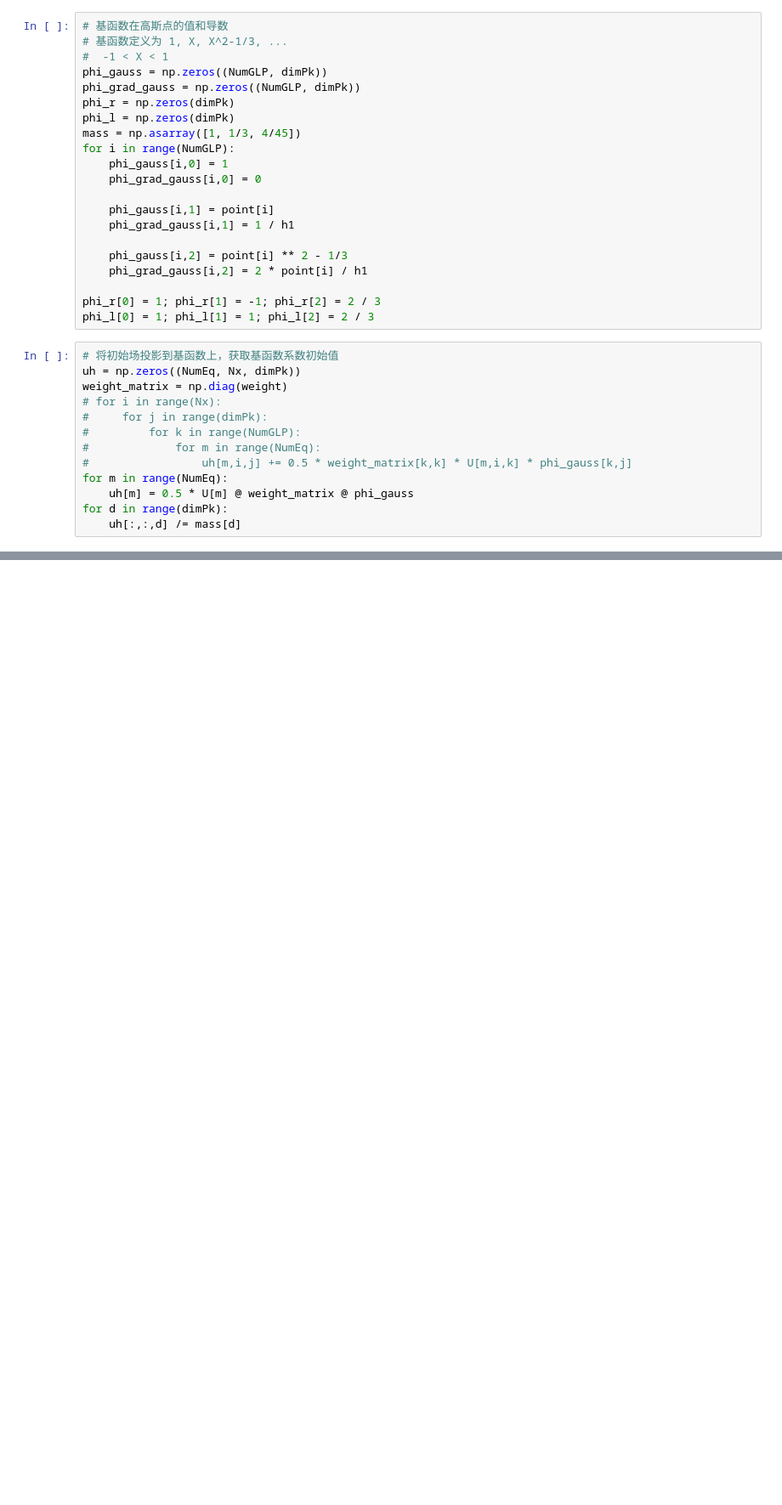
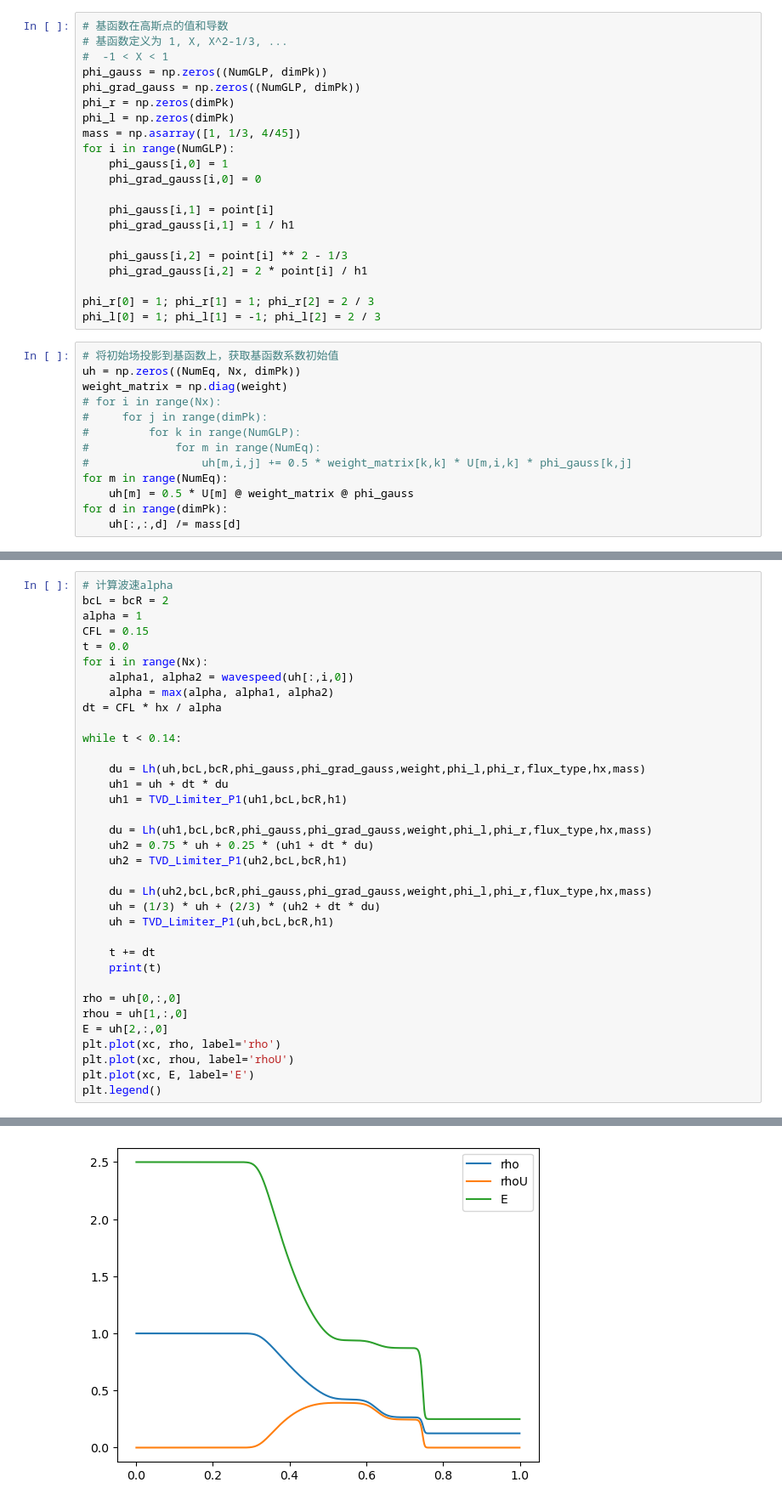
Before and after one commit to xiaoxiami-zyx/DG, a Jupyter notebook: 1D_Euler.ipynb, the cells around one changed output, grey strips where cells are left out. Shown: that part at 85% size. Saved outputs shown, nothing was run; the diff lists cells and outputs as text; blank space fills up the shorter version.

```diff
--- a/1D_Euler.ipynb
+++ b/1D_Euler.ipynb
@@ -51,8 +53,8 @@ for i in range(NumGLP):
     phi_gauss[i,2] = point[i] ** 2 - 1/3
     phi_grad_gauss[i,2] = 2 * point[i] / h1
 
-phi_r[0] = 1; phi_r[1] = -1; phi_r[2] = 2 / 3
-phi_l[0] = 1; phi_l[1] = 1; phi_l[2] = 2 / 3
+phi_r[0] = 1; phi_r[1] = 1; phi_r[2] = 2 / 3
+phi_l[0] = 1; phi_l[1] = -1; phi_l[2] = 2 / 3
 # %%
 # 将初始场投影到基函数上，获取基函数系数初始值
 uh = np.zeros((NumEq, Nx, dimPk))
@@ -75,0 +80,36 @@ dt = CFL * hx / alpha
+# %%
+# 计算波速alpha
+bcL = bcR = 2
+alpha = 1
+CFL = 0.15
+t = 0.0
+for i in range(Nx):
+    alpha1, alpha2 = wavespeed(uh[:,i,0])
+    alpha = max(alpha, alpha1, alpha2)
+dt = CFL * hx / alpha
+
+while t < 0.14:
+
+    du = Lh(uh,bcL,bcR,phi_gauss,phi_grad_gauss,weight,phi_l,phi_r,flux_type,hx,mass)
+    uh1 = uh + dt * du
+    uh1 = TVD_Limiter_P1(uh1,bcL,bcR,h1)
+
+    du = Lh(uh1,bcL,bcR,phi_gauss,phi_grad_gauss,weight,phi_l,phi_r,flux_type,hx,mass)
+    uh2 = 0.75 * uh + 0.25 * (uh1 + dt * du)
+    uh2 = TVD_Limiter_P1(uh2,bcL,bcR,h1)
+
+    du = Lh(uh2,bcL,bcR,phi_gauss,phi_grad_gauss,weight,phi_l,phi_r,flux_type,hx,mass)
+    uh = (1/3) * uh + (2/3) * (uh2 + dt * du)
+    uh = TVD_Limiter_P1(uh,bcL,bcR,h1)
+
+    t += dt
+    print(t)
+
+rho = uh[0,:,0]
+rhou = uh[1,:,0]
+E = uh[2,:,0]
+plt.plot(xc, rho, label='rho')
+plt.plot(xc, rhou, label='rhoU')
+plt.plot(xc, E, label='E')
+plt.legend()
+# %% [output]
@@ -75,0 +134 @@ dt = CFL * hx / alpha
+[figure, added]
```
Also changed, not shown: parts of 6 cells of this notebook, 14 other files.
